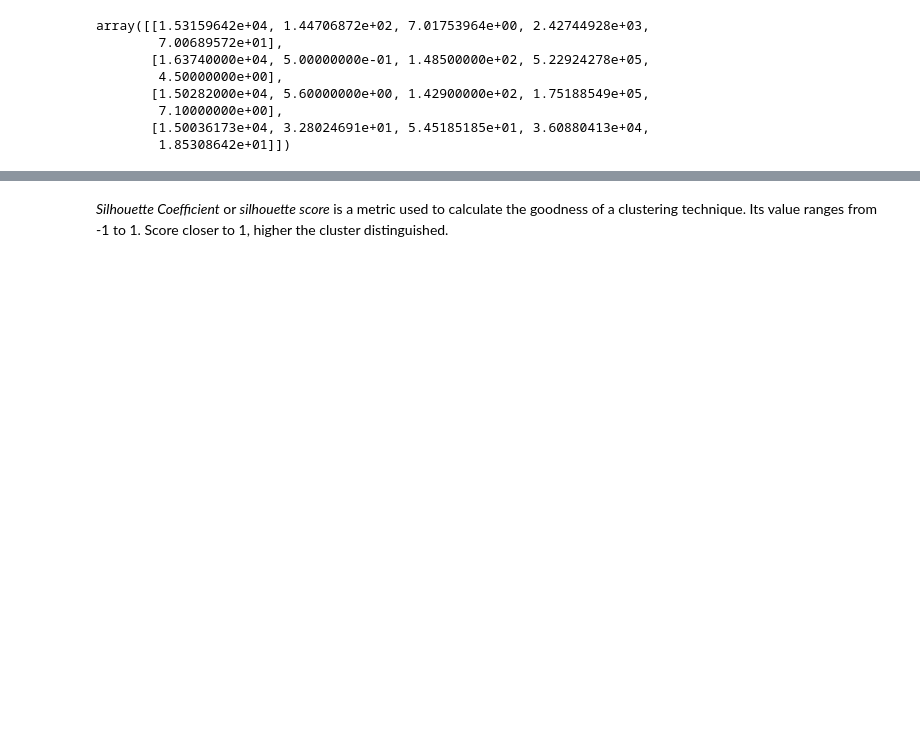
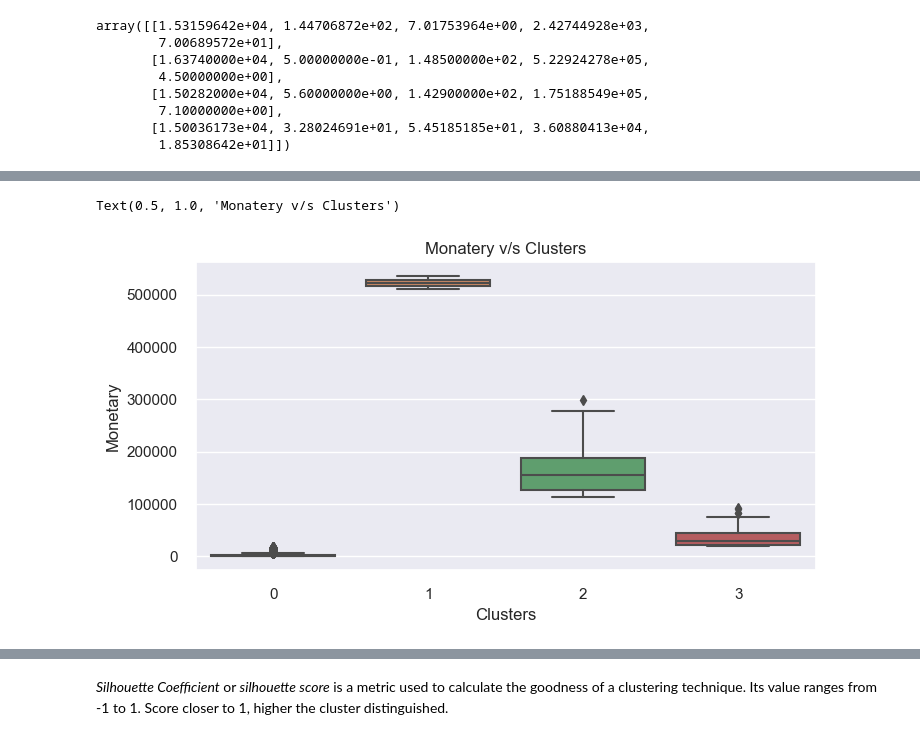
Before and after one commit to ngchi03/Customer-Segmentation, a Jupyter notebook: Modelling - Customer Segmentation.ipynb, the cells around one changed output, grey strips where cells are left out. Saved outputs shown, nothing was run; the diff lists cells and outputs as text; code cells hidden in the pictures; blank space fills up the shorter version.

```diff
--- a/Modelling - Customer Segmentation.ipynb
+++ b/Modelling - Customer Segmentation.ipynb
@@ -127,0 +142,7 @@ plt.show
+# %%
+# The monatery of each clusters
+
+sns.boxplot(x="Clusters",y="Monetary",data=RFMT).set_title("Monatery v/s Clusters")
+# %% [output]
+Text(0.5, 1.0, 'Monatery v/s Clusters')
+[figure, added]
```
Also changed, not shown: parts of 12 cells of this notebook.
